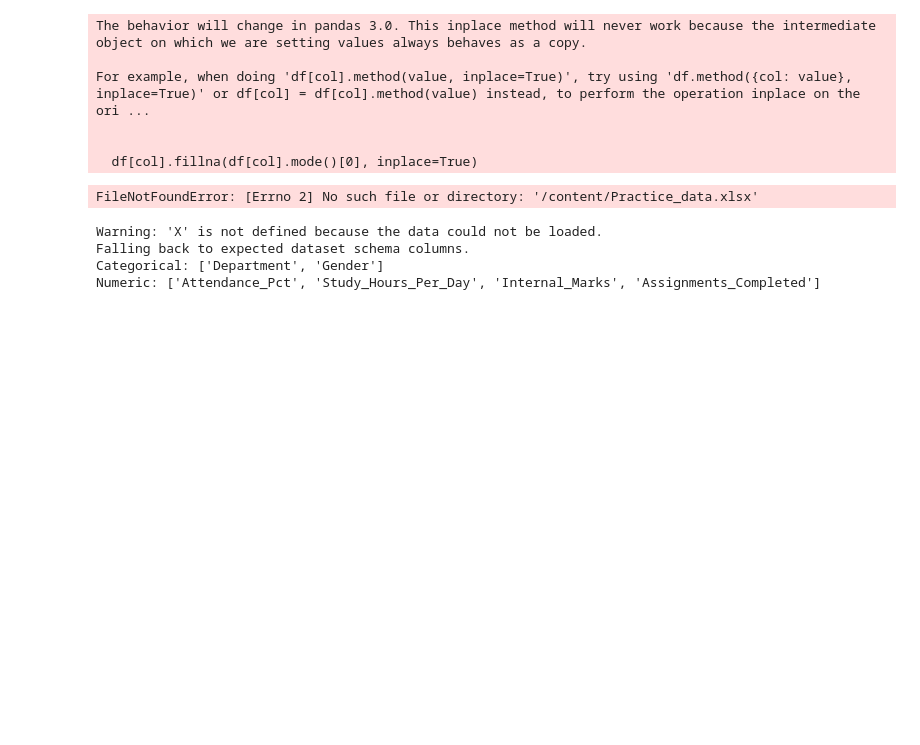
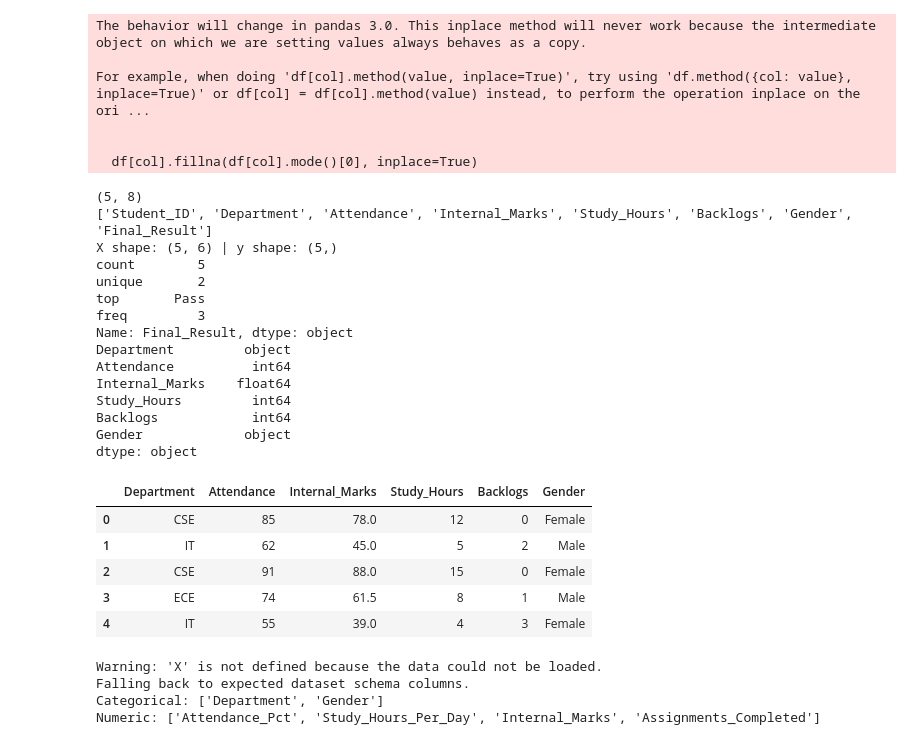
Before and after one commit to priya25-art/Machine-Learning, a Jupyter notebook: Task.ipynb, the cells around one changed output. Saved outputs shown, nothing was run; the diff lists cells and outputs as text; code cells hidden in the pictures; blank space fills up the shorter version.

```diff
--- a/Task.ipynb
+++ b/Task.ipynb
@@ -70,33 +70,53 @@ df=df.drop_duplicates()
 # %%
 import pandas as pd
 import numpy as np
 
 # 1. Load data
-df = pd.read_excel("/content/Practice_data.xlsx")
+df = pd.read_excel("/content/ML_data.xlsx")
 
 # 2. Impute missing values as done in earlier cells
 for col in df.select_dtypes(include=np.number).columns:
     df[col] = df[col].fillna(df[col].median())
 for col in df.select_dtypes(include="object").columns:
     df[col] = df[col].fillna(df[col].mode()[0])
 
 # 3. Drop duplicate records
 df = df.drop_duplicates()
 
 # 4. Separate features (X) and target (y)
 # Excluding ID and target columns from features
-X = df.drop(columns=["Student_ID", "Final_Score"])
-y = df["Final_Score"]
+X = df.drop(columns=["Student_ID", "Final_Result"])
+y = df["Final_Result"]
 
 # 5. Output inspection info
 print(df.shape)
 print(df.columns.tolist())
 print("X shape:", X.shape, "| y shape:", y.shape)
 print(y.describe())
 print(X.dtypes)
 display(X.head())
 # %% [output]
-FileNotFoundError: [Errno 2] No such file or directory: '/content/Practice_data.xlsx'
+(5, 8)
+['Student_ID', 'Department', 'Attendance', 'Internal_Marks', 'Study_Hours', 'Backlogs', 'Gender', 'Final_Result']
+X shape: (5, 6) | y shape: (5,)
+count        5
+unique       2
+top       Pass
+freq         3
+Name: Final_Result, dtype: object
+Department         object
+Attendance          int64
+Internal_Marks    float64
+Study_Hours         int64
+Backlogs            int64
+Gender             object
+dtype: object
+|  | Department | Attendance | Internal_Marks | Study_Hours | Backlogs | Gender |
+| 0 | CSE | 85 | 78.0 | 12 | 0 | Female |
+| 1 | IT | 62 | 45.0 | 5 | 2 | Male |
+| 2 | CSE | 91 | 88.0 | 15 | 0 | Female |
+| 3 | ECE | 74 | 61.5 | 8 | 1 | Male |
+| 4 | IT | 55 | 39.0 | 4 | 3 | Female |
 # %%
 categorical_cols = ["Department", "Gender"]
 
```
